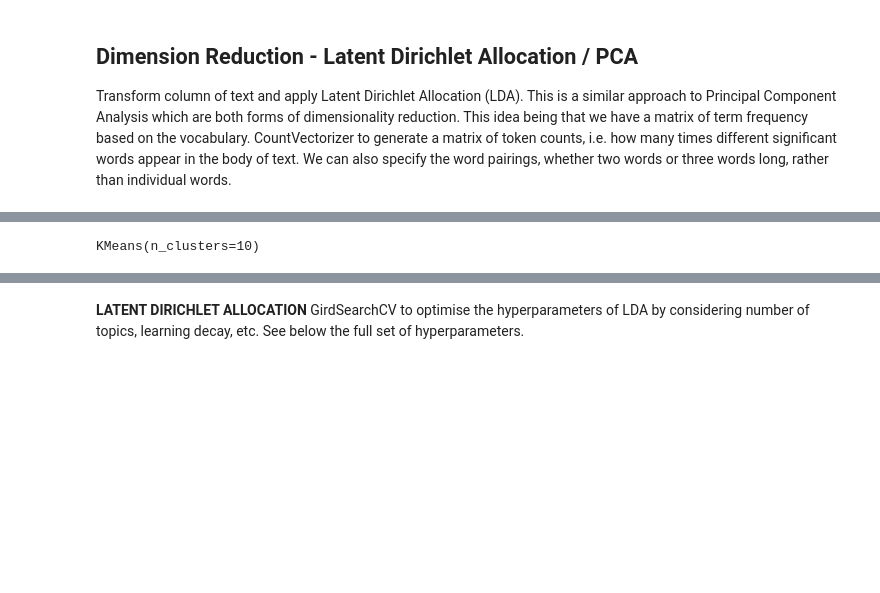
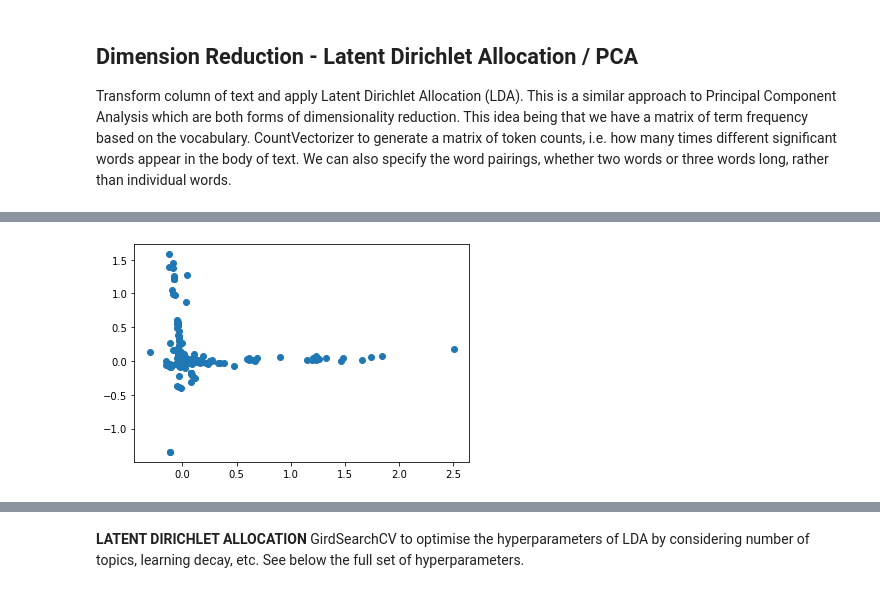
Before and after one commit to michaelmml/NLP-Information-Extraction, a Jupyter notebook: BERTopicModelling.ipynb, the cells around one changed output, grey strips where cells are left out. Saved outputs shown, nothing was run; the diff lists cells and outputs as text; code cells hidden in the pictures; blank space fills up the shorter version.

```diff
--- a/BERTopicModelling.ipynb
+++ b/BERTopicModelling.ipynb
@@ -464,6 +465,8 @@ Text(0, 0.5, 'variance %')
+# %%
+plot = plt.scatter(X_pca[:,5], X_pca[:,6])
+plt.show()
+# %% [output]
+[figure, added]
 # %%
-# Simple K-means clustering
 model = KMeans(n_clusters=10)
-model.fit(np.array(X_pca))
+label = model.fit_predict(np.array(X_pca))
-# %% [output]
-KMeans(n_clusters=10)
```
Also changed, not shown: parts of 4 cells of this notebook.
